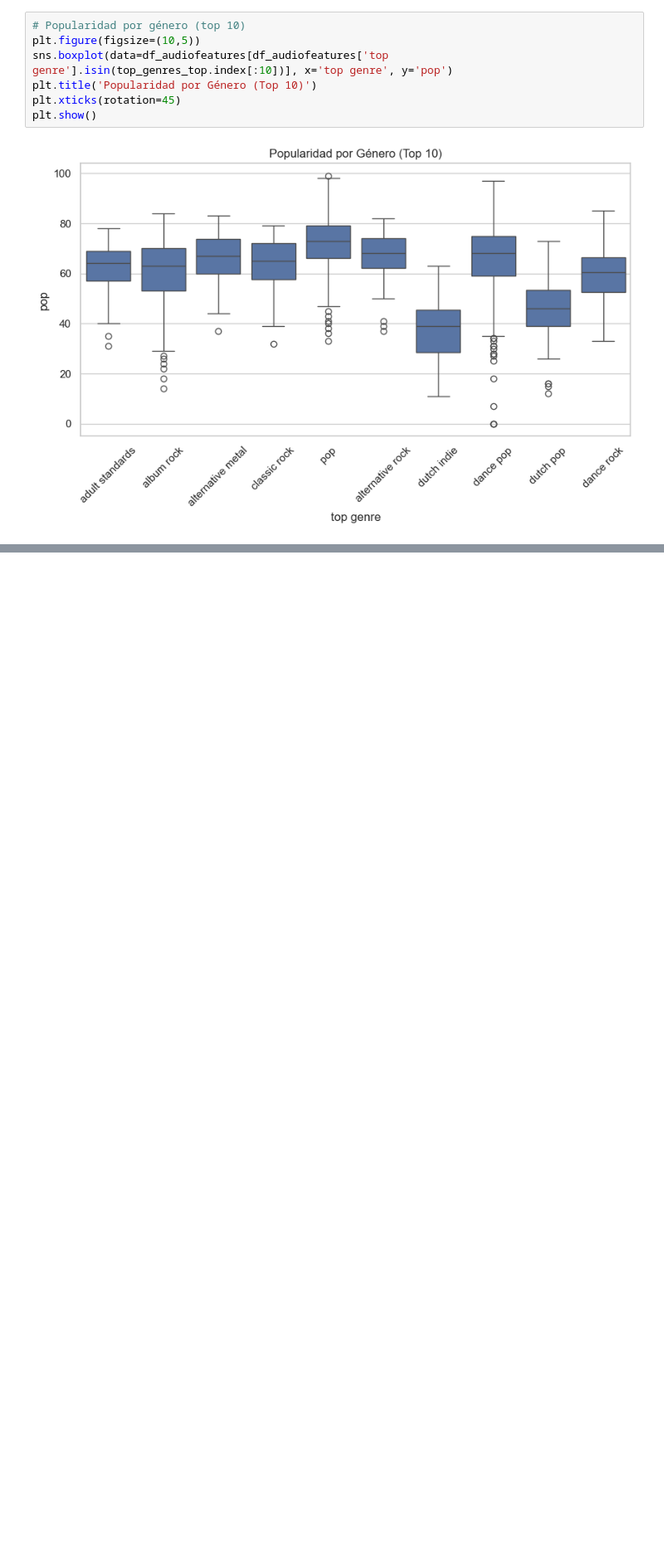
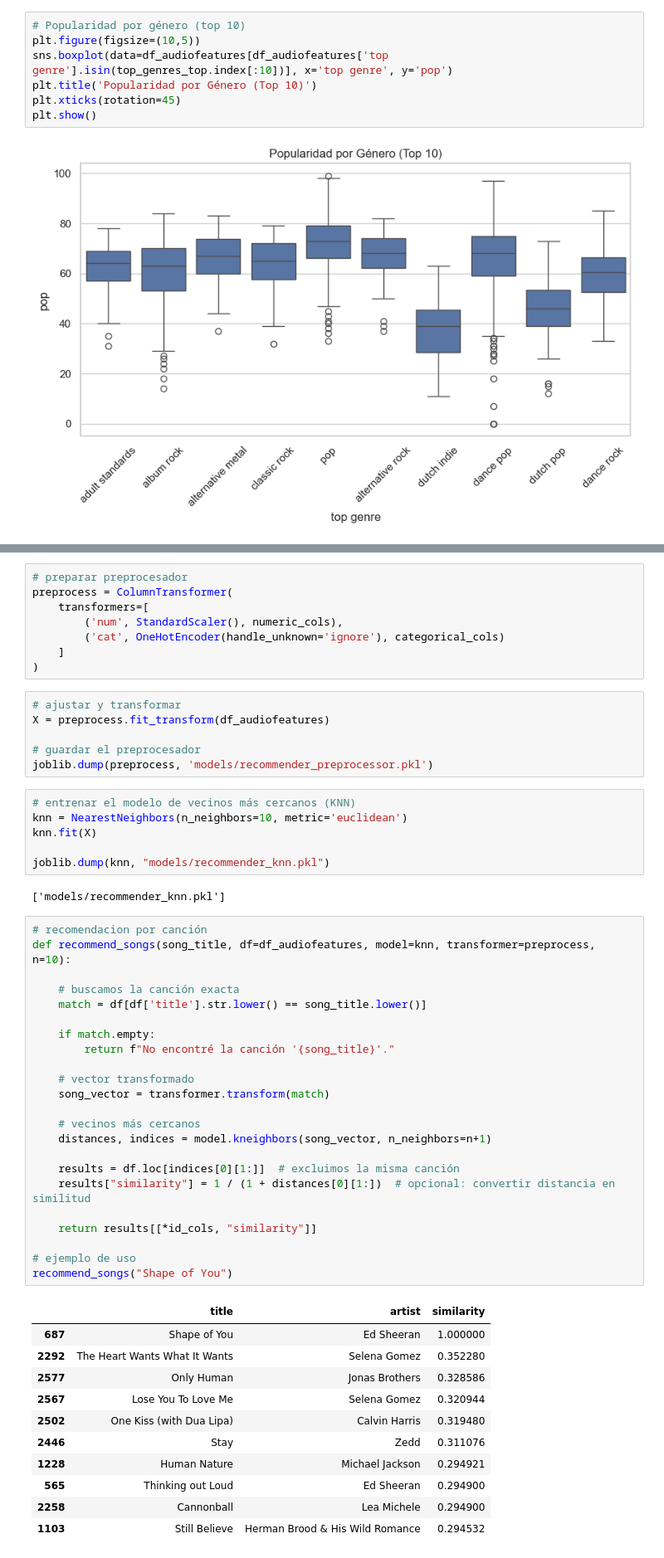
Before and after one commit to othats/SpotifyAnalytics2025, a Jupyter notebook: spotify.ipynb, the cells around one changed output, grey strips where cells are left out. Shown at 83% size. Saved outputs shown, nothing was run; the diff lists cells and outputs as text; blank space fills up the shorter version.

Commit message:
recommender system

```diff
--- a/spotify.ipynb
+++ b/spotify.ipynb
@@ -460,0 +481,57 @@ plt.show()
+# %%
+# preparar preprocesador
+preprocess = ColumnTransformer(
+    transformers=[
+        ('num', StandardScaler(), numeric_cols),
+        ('cat', OneHotEncoder(handle_unknown='ignore'), categorical_cols)
+    ]
+)
+# %%
+# ajustar y transformar
+X = preprocess.fit_transform(df_audiofeatures)
+
+# guardar el preprocesador
+joblib.dump(preprocess, 'models/recommender_preprocessor.pkl')
+# %%
+# entrenar el modelo de vecinos más cercanos (KNN)
+knn = NearestNeighbors(n_neighbors=10, metric='euclidean')
+knn.fit(X)
+
+joblib.dump(knn, "models/recommender_knn.pkl")
+# %% [output]
+['models/recommender_knn.pkl']
+# %%
+# recomendacion por canción
+def recommend_songs(song_title, df=df_audiofeatures, model=knn, transformer=preprocess, n=10):
+
+    # buscamos la canción exacta
+    match = df[df['title'].str.lower() == song_title.lower()]
+
+    if match.empty:
+        return f"No encontré la canción '{song_title}'."
+
+    # vector transformado
+    song_vector = transformer.transform(match)
+
+    # vecinos más cercanos
+    distances, indices = model.kneighbors(song_vector, n_neighbors=n+1)
+
+    results = df.loc[indices[0][1:]]  # excluimos la misma canción
+    results["similarity"] = 1 / (1 + distances[0][1:])  # opcional: convertir distancia en similitud
+
+    return results[[*id_cols, "similarity"]]
+
+# ejemplo de uso
+recommend_songs("Shape of You")
+# %% [output]
+|  | title | artist | similarity |
+| 687 | Shape of You | Ed Sheeran | 1.000000 |
+| 2292 | The Heart Wants What It Wants | Selena Gomez | 0.352280 |
+| 2577 | Only Human | Jonas Brothers | 0.328586 |
+| 2567 | Lose You To Love Me | Selena Gomez | 0.320944 |
+| 2502 | One Kiss (with Dua Lipa) | Calvin Harris | 0.319480 |
+| 2446 | Stay | Zedd | 0.311076 |
+| 1228 | Human Nature | Michael Jackson | 0.294921 |
+| 565 | Thinking out Loud | Ed Sheeran | 0.294900 |
+| 2258 | Cannonball | Lea Michele | 0.294900 |
+| 1103 | Still Believe | Herman Brood & His Wild Romance | 0.294532 |
```
Also changed, not shown: parts of 6 cells of this notebook, 3 other files.
